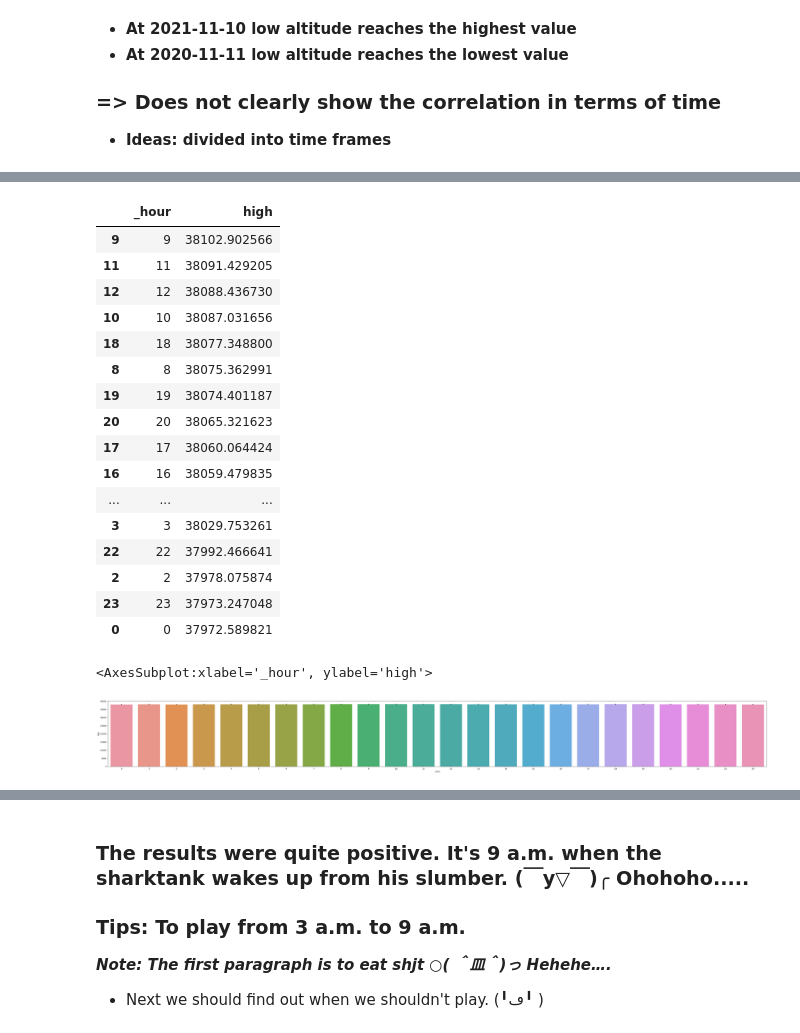
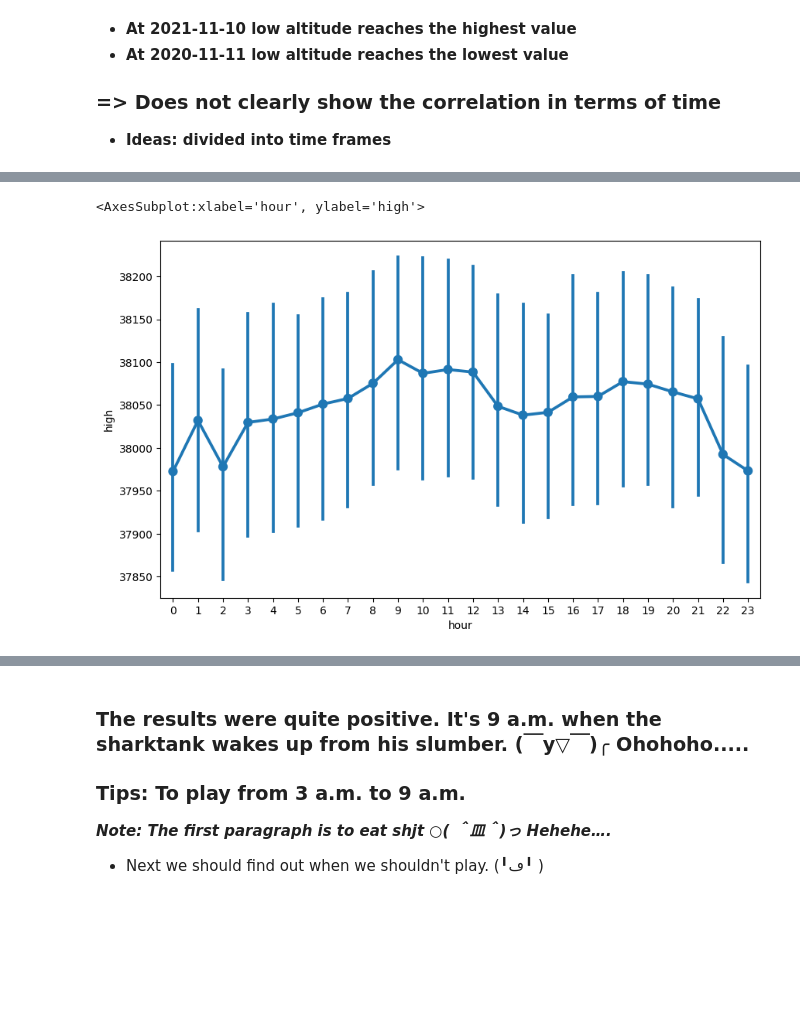
Before and after one commit to An-Tran-2001/Use-Your-Brain-To-Gamble, a Jupyter notebook: Data_normalization.ipynb, the cells around one changed output, grey strips where cells are left out. Drawn from its saved outputs; the diff is of its cells as text; code cells hidden in the pictures; blank space fills up the shorter version.

```diff
--- a/Data_normalization.ipynb
+++ b/Data_normalization.ipynb
@@ -333,0 +376,3 @@ sns.distplot(btcusdt_df['low'], color='g', bins=100, hist_kws={'alpha': 0.4})
+# %%
+minute = btcusdt_df['open_time'].dt.minute
+minute
@@ -333,0 +392,3 @@ sns.distplot(btcusdt_df['low'], color='g', bins=100, hist_kws={'alpha': 0.4})
+# %%
+btcusdt_df['minute'] = minute
+btcusdt_df[['minute', 'high']].groupby(['minute'], as_index=False).mean().sort_values(by='high', ascending=False)
@@ -334,4 +435,4 @@ sns.distplot(btcusdt_df['low'], color='g', bins=100, hist_kws={'alpha': 0.4})
 # %%
-hour = btcusdt_df['open_time'].dt.time
+hour = btcusdt_df['open_time'].dt.hour
 hour
 # %% [output]
@@ -392,27 +478,6 @@ Name: open_time, Length: 1049843, dtype: int64
-# %%
-btcusdt_df['_hour'] = _hour
-btcusdt_df[['_hour', 'high']].groupby(['_hour'], as_index=False).mean().sort_values(by='high', ascending=False)
-# %% [output]
-|  | _hour | high |
-| 9 | 9 | 38102.902566 |
-| 11 | 11 | 38091.429205 |
-| 12 | 12 | 38088.436730 |
-| 10 | 10 | 38087.031656 |
-| 18 | 18 | 38077.348800 |
-| 8 | 8 | 38075.362991 |
-| 19 | 19 | 38074.401187 |
-| 20 | 20 | 38065.321623 |
-| 17 | 17 | 38060.064424 |
-| 16 | 16 | 38059.479835 |
-| ... | ... | ... |
-| 3 | 3 | 38029.753261 |
-| 22 | 22 | 37992.466641 |
-| 2 | 2 | 37978.075874 |
-| 23 | 23 | 37973.247048 |
-| 0 | 0 | 37972.589821 |
 # %%
-fig, ax = plt.subplots(figsize=(60,6))
-sns.barplot(x='_hour', y='high', data=btcusdt_df, ax=ax)
+plt.figure(figsize=(10,6))
+sns.pointplot(x='hour', y='high', data=btcusdt_df)
 # %% [output]
-<AxesSubplot:xlabel='_hour', ylabel='high'>
+<AxesSubplot:xlabel='hour', ylabel='high'>
-[figure, old version]
+[figure, new version]
```
Also changed, not shown: parts of 28 cells of this notebook.
